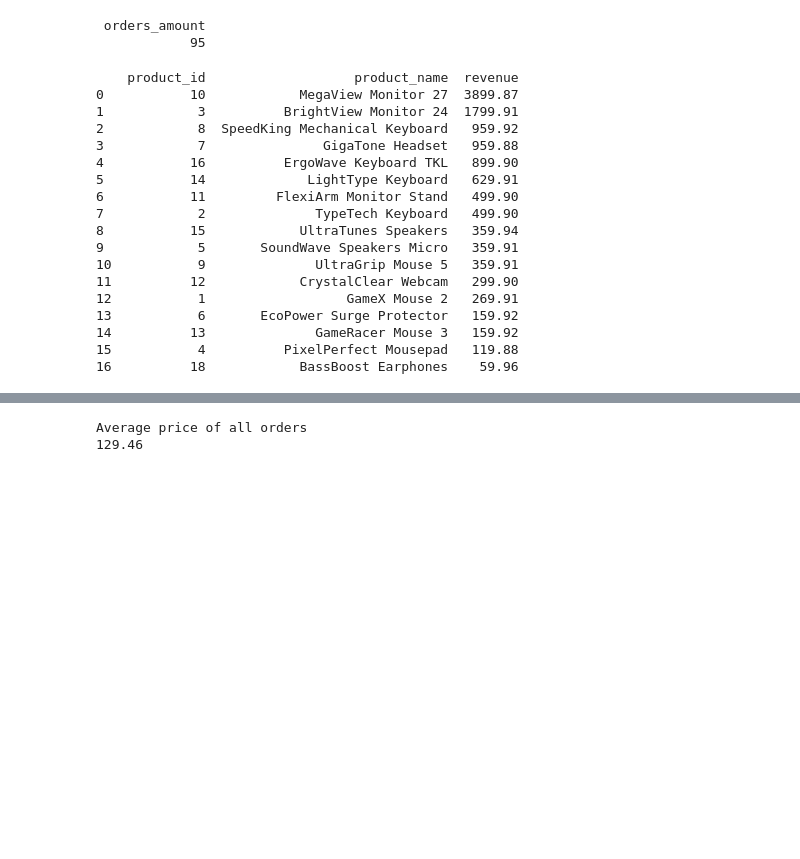
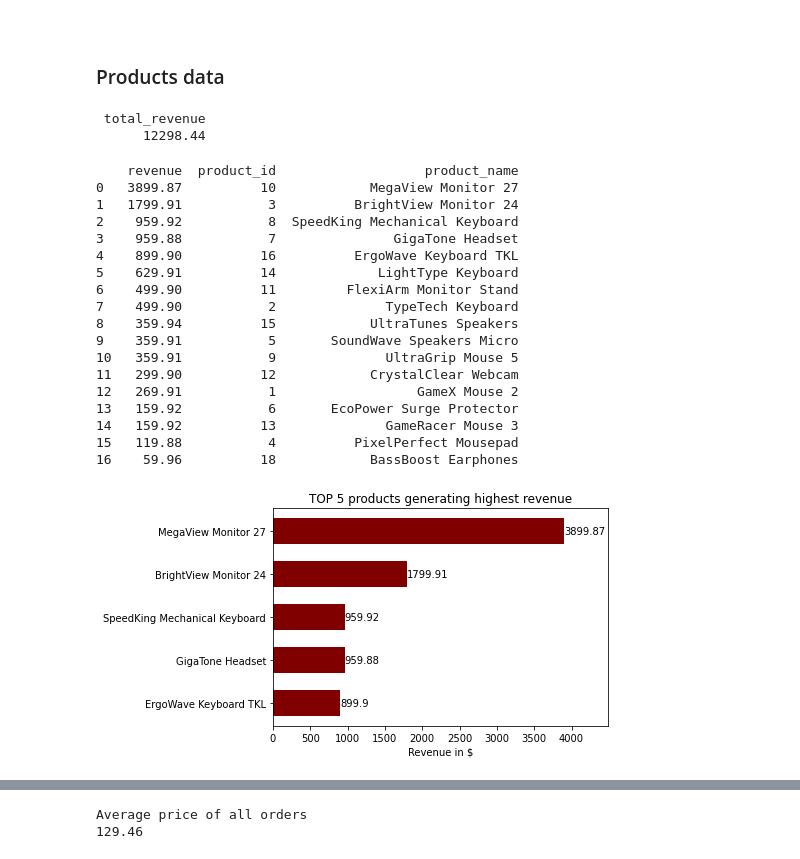
Before and after one commit to barti9boy/ShopInventory, a Jupyter notebook: ShopInventory.ipynb, the cells around one changed output, grey strips where cells are left out. Drawn from its saved outputs; the diff is of its cells as text; code cells hidden in the pictures; blank space fills up the shorter version.

Commit message:
Charts and visual enhancements

```diff
--- a/ShopInventory.ipynb
+++ b/ShopInventory.ipynb
@@ -53,32 +61,48 @@ Show_table(name, rows)
-# %%
-query = 'SELECT COUNT(DISTINCT(order_id)) as orders_amount FROM Orders'
-
-df = pd.read_sql_query(query, engine)
-print(df[['orders_amount']].to_string(index=False))
-orders_amount = df['orders_amount'][0]
-# %% [output]
- orders_amount
-            95
+# %% [markdown]
+<br>
+
+### Products data
+# %%
+query = 'SELECT SUM(quantity_ordered*unit_price) as total_revenue FROM OrderItems'
+df = pd.read_sql_query(query, engine)
+total_revenue = df['total_revenue'][0].round(2)
+print(df.to_string(index=False))
+# %% [output]
+ total_revenue
+      12298.44
 # %%
-query = 'SELECT oi.product_id, p.product_name, SUM(oi.unit_price*oi.quantity_ordered) as revenue FROM OrderItems as oi LEFT JOIN Products as p on oi.product_id = p.product_id GROUP BY oi.product_id, p.product_name ORDER BY revenue DESC'
+query = 'SELECT SUM(oi.unit_price*oi.quantity_ordered) as revenue, oi.product_id, p.product_name FROM OrderItems as oi LEFT JOIN Products as p on oi.product_id = p.product_id GROUP BY oi.product_id, p.product_name ORDER BY revenue DESC'
 df = pd.read_sql_query(query, engine)
 print(df)
 # %% [output]
-    product_id                   product_name  revenue
-0           10            MegaView Monitor 27  3899.87
-1            3          BrightView Monitor 24  1799.91
-2            8  SpeedKing Mechanical Keyboard   959.92
-3            7               GigaTone Headset   959.88
-4           16          ErgoWave Keyboard TKL   899.90
-5           14             LightType Keyboard   629.91
-6           11         FlexiArm Monitor Stand   499.90
-7            2              TypeTech Keyboard   499.90
-8           15            UltraTunes Speakers   359.94
-9            5       SoundWave Speakers Micro   359.91
-10           9              UltraGrip Mouse 5   359.91
-11          12            CrystalClear Webcam   299.90
-12           1                  GameX Mouse 2   269.91
-13           6       EcoPower Surge Protector   159.92
-14          13              GameRacer Mouse 3   159.92
-15           4          PixelPerfect Mousepad   119.88
-16          18            BassBoost Earphones    59.96
+    revenue  product_id                   product_name
+0   3899.87          10            MegaView Monitor 27
+1   1799.91           3          BrightView Monitor 24
+2    959.92           8  SpeedKing Mechanical Keyboard
+3    959.88           7               GigaTone Headset
+4    899.90          16          ErgoWave Keyboard TKL
+5    629.91          14             LightType Keyboard
+6    499.90          11         FlexiArm Monitor Stand
+7    499.90           2              TypeTech Keyboard
+8    359.94          15            UltraTunes Speakers
+9    359.91           5       SoundWave Speakers Micro
+10   359.91           9              UltraGrip Mouse 5
+11   299.90          12            CrystalClear Webcam
+12   269.91           1                  GameX Mouse 2
+13   159.92           6       EcoPower Surge Protector
+14   159.92          13              GameRacer Mouse 3
+15   119.88           4          PixelPerfect Mousepad
+16    59.96          18            BassBoost Earphones
+# %%
+query = 'SELECT * FROM (SELECT TOP 5 SUM(oi.unit_price*oi.quantity_ordered) as revenue, oi.product_id, p.product_name FROM OrderItems as oi LEFT JOIN Products as p on oi.product_id = p.product_id GROUP BY oi.product_id, p.product_name ORDER BY revenue DESC) as SQ ORDER BY revenue ASC'
+#the order of revenue is reversed with subquery to show greates value at the top of chart
+df = pd.read_sql_query(query, engine)
+ax = plt.subplot()
+ax.set_xlabel('Revenue in $')
+ax.set_title('TOP 5 products generating highest revenue')
+bars = ax.barh(df['product_name'], df['revenue'], height = 0.6, color = 'maroon')
+ax.bar_label(bars)
+plt.margins(x=0.15)
+plt.show()
+# %% [output]
+[figure, added]
```
Also changed, not shown: parts of 13 cells of this notebook.
